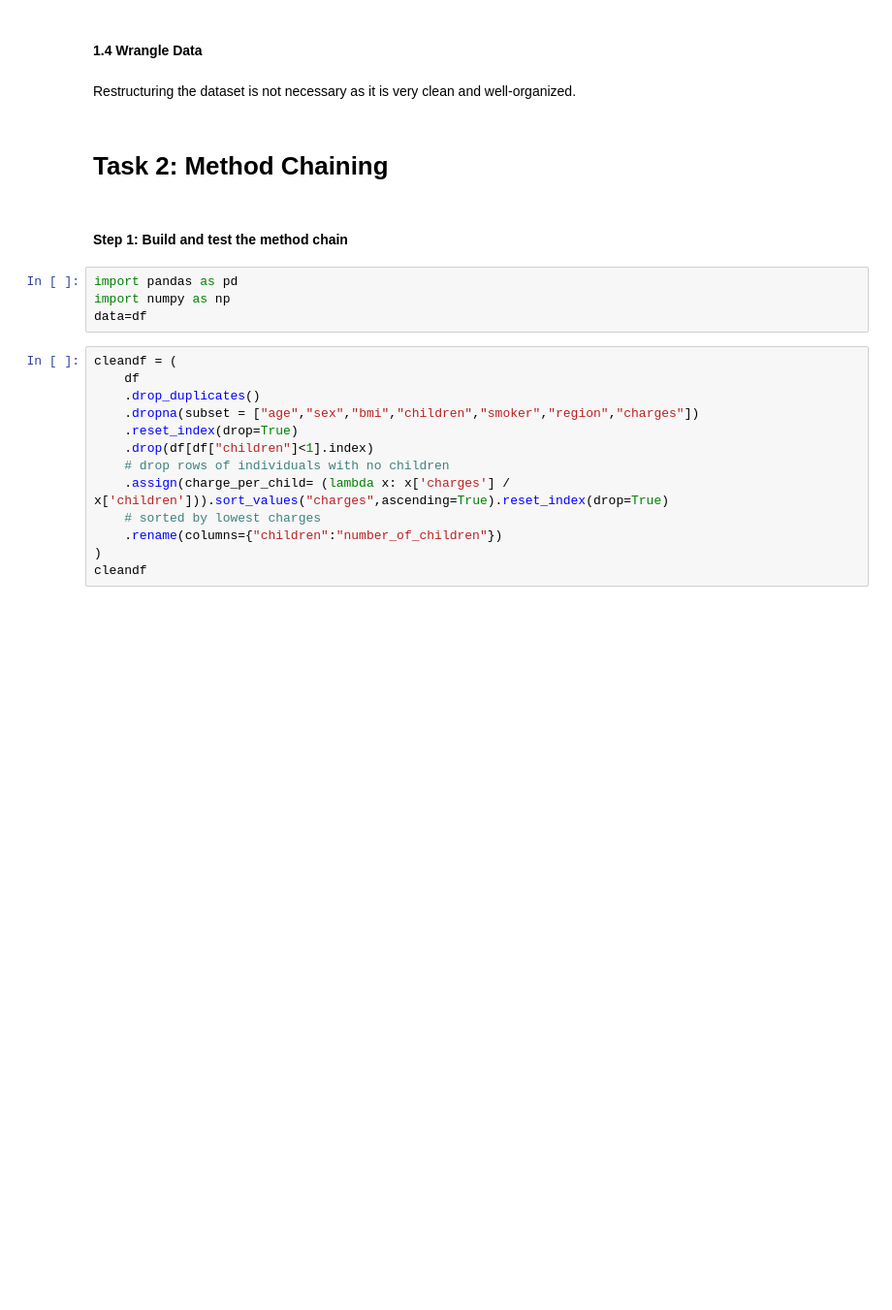
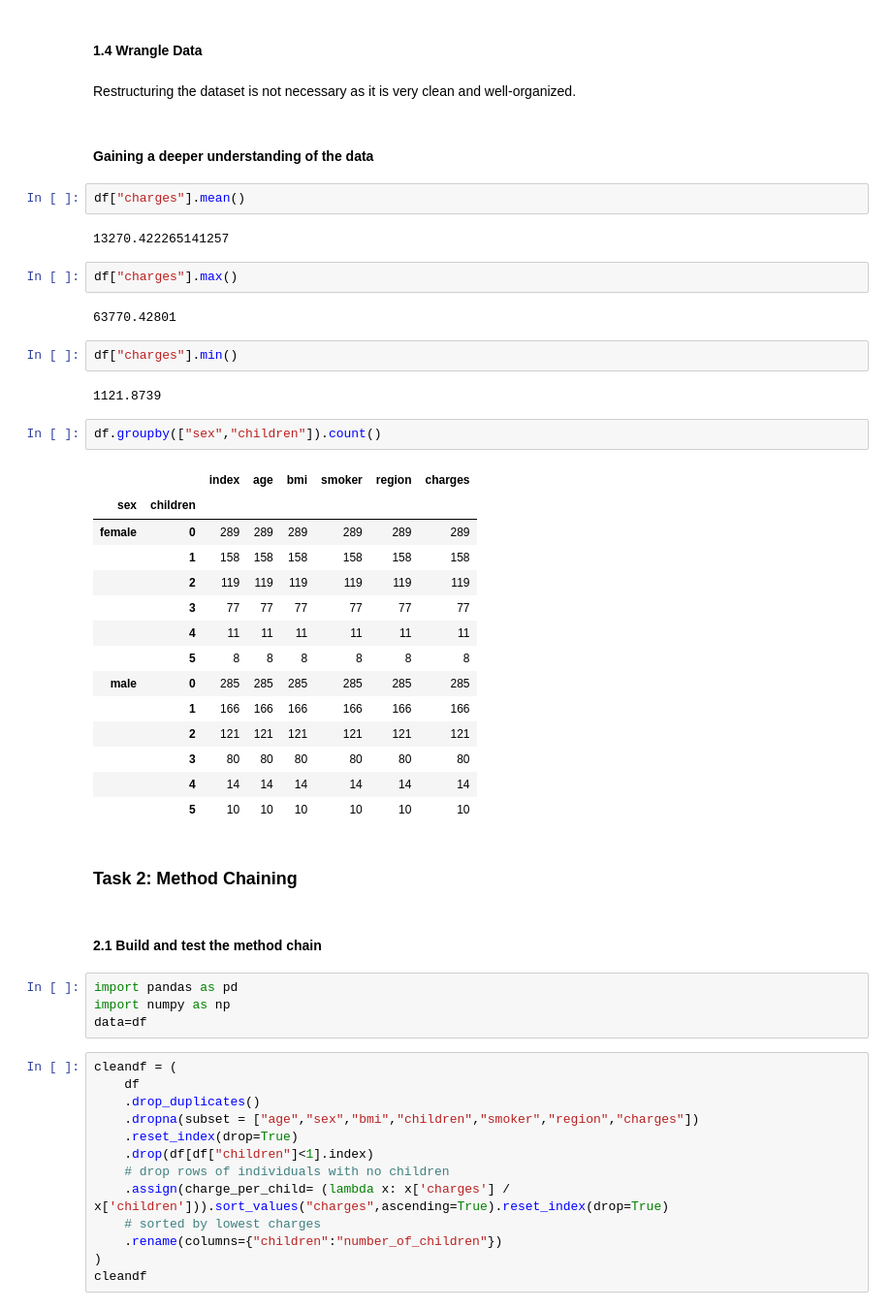
Before and after one commit to ubco-W2022T2-data301/project-group-group25, a Jupyter notebook: analysis/analysis3.ipynb, the cells around one changed output. Shown at 97% size. Drawn from its saved outputs; the diff is of its cells as text; blank space fills up the shorter version.

```diff
--- a/analysis/analysis3.ipynb
+++ b/analysis/analysis3.ipynb
@@ -193,10 +189,41 @@ df
 #### 1.4 Wrangle Data
 # %% [markdown]
 Restructuring the dataset is not necessary as it is very clean and well-organized.
+# %% [markdown]
+#### Gaining a deeper understanding of the data
+# %%
+df["charges"].mean()
+# %% [output]
+13270.422265141257
+# %%
+df["charges"].max()
+# %% [output]
+63770.42801
+# %%
+df["charges"].min()
+# %% [output]
+1121.8739
+# %%
+df.groupby(["sex","children"]).count()
+# %% [output]
+|  |  | index | age | bmi | smoker | region | charges |
+| sex | children |  |  |  |  |  |  |
+| female | 0 | 289 | 289 | 289 | 289 | 289 | 289 |
+|  | 1 | 158 | 158 | 158 | 158 | 158 | 158 |
+|  | 2 | 119 | 119 | 119 | 119 | 119 | 119 |
+|  | 3 | 77 | 77 | 77 | 77 | 77 | 77 |
+|  | 4 | 11 | 11 | 11 | 11 | 11 | 11 |
+|  | 5 | 8 | 8 | 8 | 8 | 8 | 8 |
+| male | 0 | 285 | 285 | 285 | 285 | 285 | 285 |
+|  | 1 | 166 | 166 | 166 | 166 | 166 | 166 |
+|  | 2 | 121 | 121 | 121 | 121 | 121 | 121 |
+|  | 3 | 80 | 80 | 80 | 80 | 80 | 80 |
+|  | 4 | 14 | 14 | 14 | 14 | 14 | 14 |
+|  | 5 | 10 | 10 | 10 | 10 | 10 | 10 |
 # %% [markdown]
-# Task 2: Method Chaining
+### Task 2: Method Chaining
 # %% [markdown]
-#### Step 1: Build and test the method chain
+#### 2.1 Build and test the method chain
 # %%
 import pandas as pd
 import numpy as np
```
Also changed, not shown: parts of 23 cells of this notebook, 2 other files.
